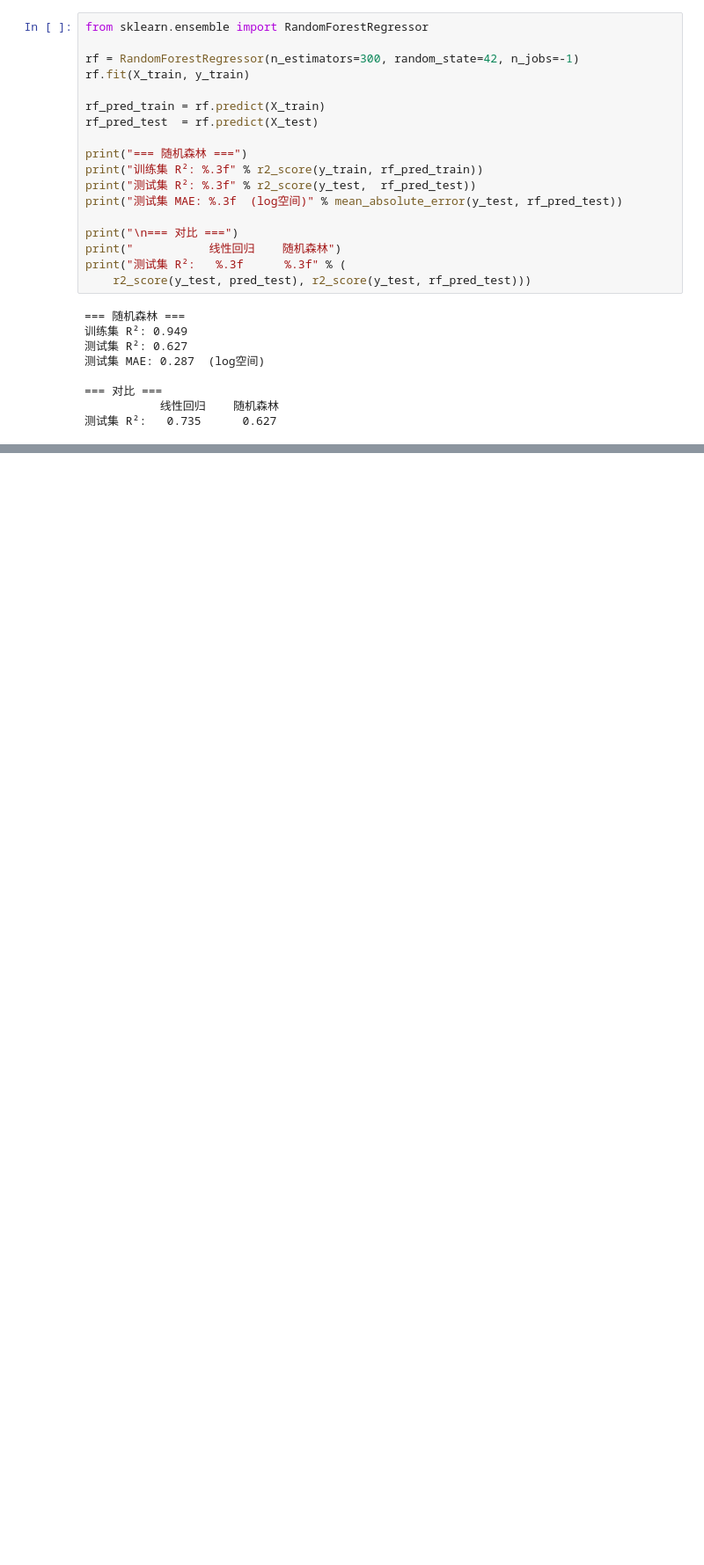
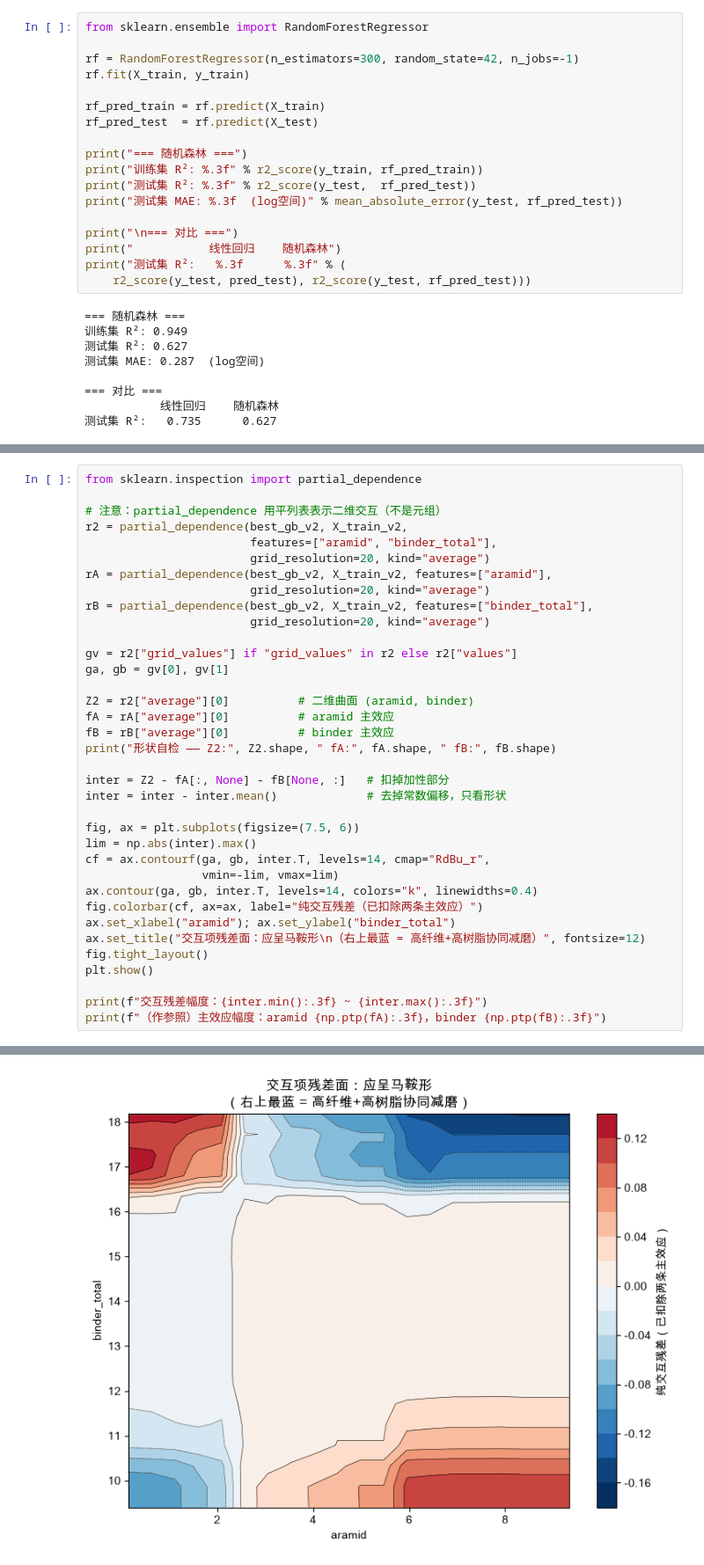
Before and after one commit to hansxiaohangcai-prog/friction-ml, a Jupyter notebook: 01_eda.ipynb, the cells around one changed output, grey strips where cells are left out. Shown at 88% size. Cells and saved outputs as stored; diff of their text form; blank space fills up the shorter version.

```diff
--- a/01_eda.ipynb
+++ b/01_eda.ipynb
@@ -285,0 +610,37 @@ print("测试集 R²:   %.3f      %.3f" % (
+# %%
+from sklearn.inspection import partial_dependence
+
+# 注意：partial_dependence 用平列表表示二维交互（不是元组）
+r2 = partial_dependence(best_gb_v2, X_train_v2,
+                        features=["aramid", "binder_total"],
+                        grid_resolution=20, kind="average")
+rA = partial_dependence(best_gb_v2, X_train_v2, features=["aramid"],
+                        grid_resolution=20, kind="average")
+rB = partial_dependence(best_gb_v2, X_train_v2, features=["binder_total"],
+                        grid_resolution=20, kind="average")
+
+gv = r2["grid_values"] if "grid_values" in r2 else r2["values"]
+ga, gb = gv[0], gv[1]
+
+Z2 = r2["average"][0]          # 二维曲面 (aramid, binder)
+fA = rA["average"][0]          # aramid 主效应
+fB = rB["average"][0]          # binder 主效应
+print("形状自检 —— Z2:", Z2.shape, " fA:", fA.shape, " fB:", fB.shape)
+
+inter = Z2 - fA[:, None] - fB[None, :]   # 扣掉加性部分
+inter = inter - inter.mean()             # 去掉常数偏移，只看形状
+
+fig, ax = plt.subplots(figsize=(7.5, 6))
+lim = np.abs(inter).max()
+cf = ax.contourf(ga, gb, inter.T, levels=14, cmap="RdBu_r",
+                 vmin=-lim, vmax=lim)
+ax.contour(ga, gb, inter.T, levels=14, colors="k", linewidths=0.4)
+fig.colorbar(cf, ax=ax, label="纯交互残差（已扣除两条主效应）")
+ax.set_xlabel("aramid"); ax.set_ylabel("binder_total")
+ax.set_title("交互项残差面：应呈马鞍形\n（右上最蓝 = 高纤维+高树脂协同减磨）", fontsize=12)
+fig.tight_layout()
+plt.show()
+
+print(f"交互残差幅度：{inter.min():.3f} ~ {inter.max():.3f}")
+print(f"（作参照）主效应幅度：aramid {np.ptp(fA):.3f}，binder {np.ptp(fB):.3f}")
+# %% [output]
@@ -285,0 +648 @@ print("测试集 R²:   %.3f      %.3f" % (
+[figure, added]
```
Also changed, not shown: parts of 12 cells of this notebook, 1 other file.
